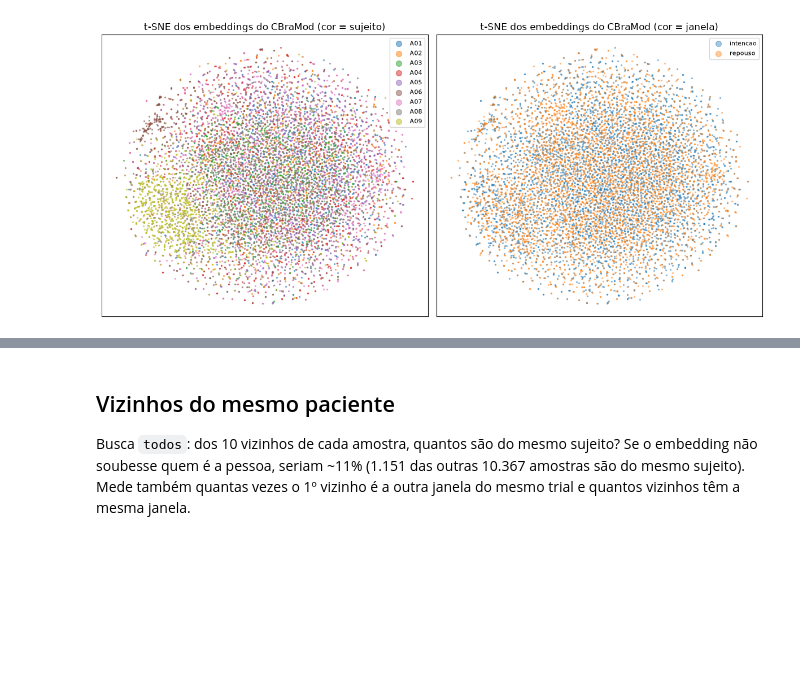
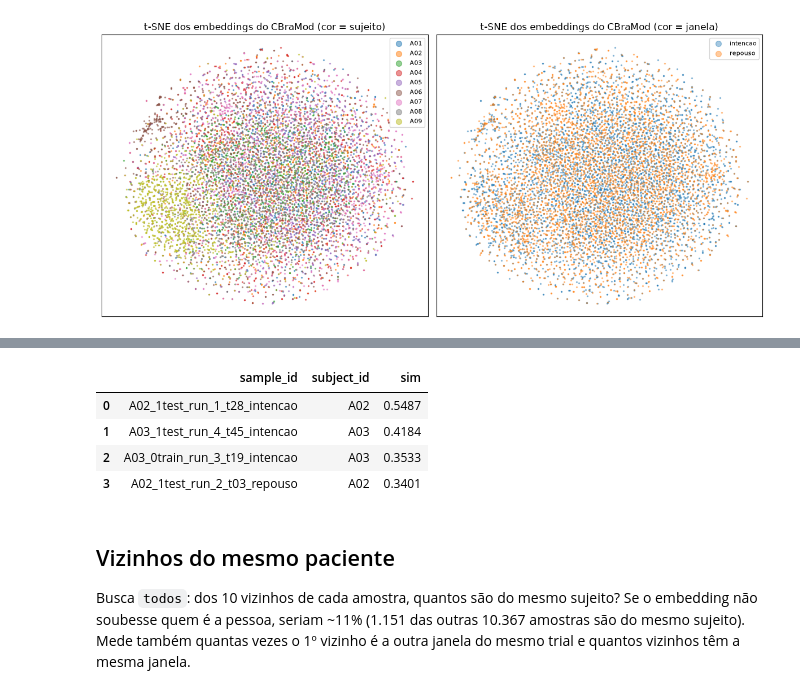
Before and after one commit to kafb04/data-engineering-multimodal-ai, a Jupyter notebook: notebooks/02_modelo_2a.ipynb, the cells around one changed output, grey strips where cells are left out. Cells and saved outputs as stored; diff of their text form; code cells hidden in the pictures; blank space fills up the shorter version.

```diff
--- a/notebooks/02_modelo_2a.ipynb
+++ b/notebooks/02_modelo_2a.ipynb
@@ -451,3 +463,26 @@ Length: 1, dtype: str 10368 amostras, 149760 pares de vizinhos
+# %%
+vectors_path = data_dir / "embeddings" / "embedding_vectors.parquet"
+query_id = "A08_0train_run_1_t04_repouso"
+if vectors_path.exists():
+    duck = con.sql(f"""
+        SELECT n.sample_id, n.subject_id,
+               array_cosine_similarity(q.embedding::FLOAT[4400], n.embedding::FLOAT[4400]) AS sim
+        FROM '{vectors_path.as_posix()}' AS q, '{vectors_path.as_posix()}' AS n
+        WHERE q.sample_id = '{query_id}' AND n.sample_id <> q.sample_id
+        ORDER BY sim DESC
+        LIMIT 4
+    """).df()
+    sk = neighbor[(neighbor["sample_id"] == query_id) & (neighbor["pool"] == "todos") & (neighbor["rank"] <= 4)]
+    assert list(duck["sample_id"]) == list(sk["neighbor_sample_id"])
+    display(duck.round(4))
+else:
+    print("embedding_vectors.parquet não encontrado: rode python -m src.embed")
+# %% [output]
+|  | sample_id | subject_id | sim |
+| 0 | A02_1test_run_1_t28_intencao | A02 | 0.5487 |
+| 1 | A03_1test_run_4_t45_intencao | A03 | 0.4184 |
+| 2 | A03_0train_run_3_t19_intencao | A03 | 0.3533 |
+| 3 | A02_1test_run_2_t03_repouso | A02 | 0.3401 |
 # %% [markdown]
 ## Vizinhos do mesmo paciente
 
```
Also changed, not shown: parts of 9 cells of this notebook, 4 other files.
